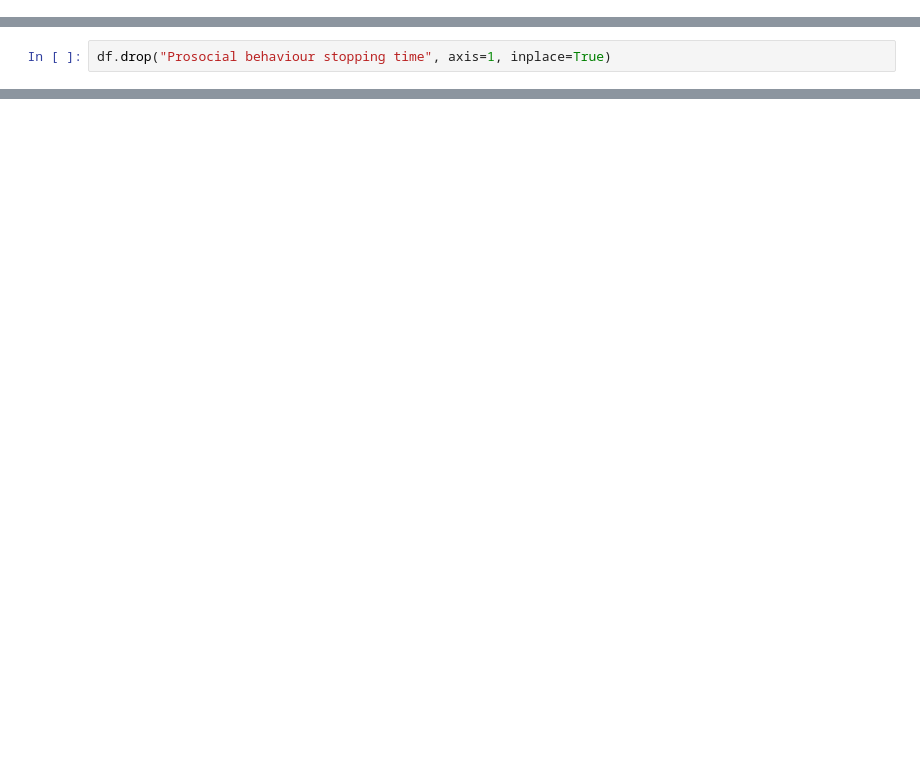
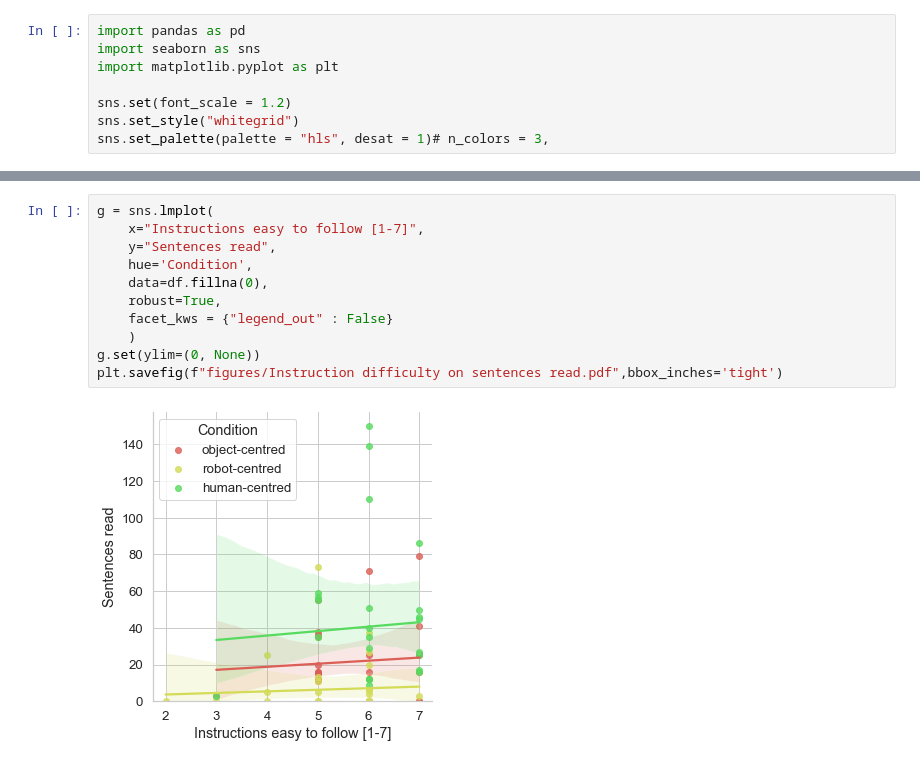
Before and after one commit to Joao-Tiago-Almeida/HRI2023---Conference-Paper, a Jupyter notebook: main.ipynb, the cells around one changed output, grey strips where cells are left out. Saved outputs shown, nothing was run; the diff lists cells and outputs as text; blank space fills up the shorter version.

Commit message:
add 5 figures. missing the barplot

```diff
--- a/main.ipynb
+++ b/main.ipynb
@@ -4,3 +1,11 @@ import seaborn as sns
+# %%
+import pandas as pd
+import seaborn as sns
+import matplotlib.pyplot as plt
+
+sns.set(font_scale = 1.2)
+sns.set_style("whitegrid")
+sns.set_palette(palette = "hls", desat = 1)# n_colors = 3,
 # %%
 df = pd.read_csv('results.csv', index_col="Unnamed: 0")  # TODO eliminate all unused columns
 df.shape
@@ -29,2 +13,0 @@ Index(['Condition', 'Help Q1', 'Help Q10', 'Help Q11', 'Help Q12', 'Help Q13',
-# %%
-df.drop("Prosocial behaviour stopping time", axis=1, inplace=True)
@@ -30,0 +115,13 @@ df.drop("Prosocial behaviour stopping time", axis=1, inplace=True)
+# %%
+g = sns.lmplot(
+    x="Instructions easy to follow [1-7]",
+    y="Sentences read",
+    hue='Condition',
+    data=df.fillna(0),
+    robust=True,
+    facet_kws = {"legend_out" : False}
+    )
+g.set(ylim=(0, None))
+plt.savefig(f"figures/Instruction difficulty on sentences read.pdf",bbox_inches='tight')
+# %% [output]
+[figure, added]
```
Also changed, not shown: parts of 11 cells of this notebook, 8 other files.
